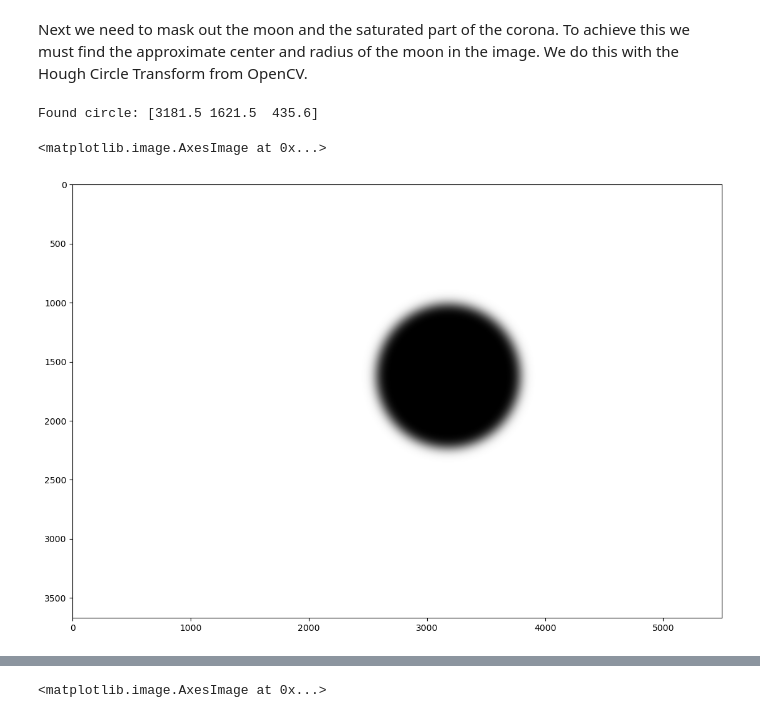
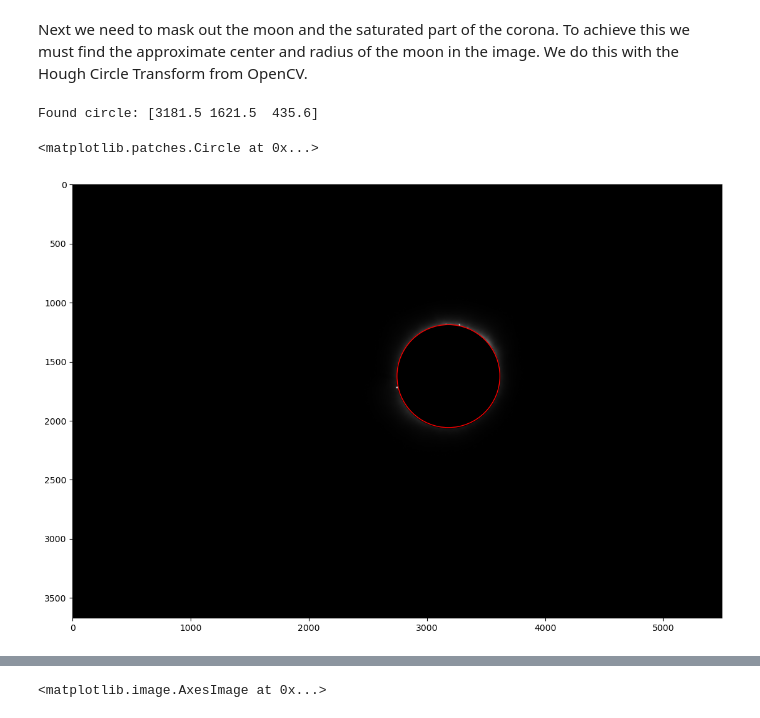
Before and after one commit to naavis/eclipsetools, a Jupyter notebook: notebooks/phase-correlation-basics.ipynb, the cells around one changed output, grey strips where cells are left out. Saved outputs shown, nothing was run; the diff lists cells and outputs as text; code cells hidden in the pictures.

Commit message:
Plot found circle on image

```diff
--- a/notebooks/phase-correlation-basics.ipynb
+++ b/notebooks/phase-correlation-basics.ipynb
@@ -15,4 +15,5 @@ def open_raw_image(path: str) -> np.ndarray:
 # %%
 raw_image = open_raw_image(r'D:\Juttuja\EclipseAlignment\corona_images\7C0A4797.CR3')
 plt.imshow(raw_image, vmin=0, vmax=1)
+image_gray = np.mean(raw_image, axis=2)
 # %% [output]
@@ -34,27 +34,23 @@ plt.imshow(window, cmap='gray', vmin=0, vmax=1)
 Next we need to mask out the moon and the saturated part of the corona. To achieve this we must find the approximate center and radius of the moon in the image. We do this with the Hough Circle Transform from OpenCV.
 # %%
 import cv2
+import matplotlib.patches
 
 def find_circle(image: np.ndarray, min_radius, max_radius) -> np.ndarray | None:
     image_8bit = (image * 255).astype(np.uint8)
 
     detected_circles = cv2.HoughCircles(image_8bit, cv2.HOUGH_GRADIENT, dp=3, minDist=image_8bit.shape[0]/16.0, param1=200, param2=100, minRadius=min_radius, maxRadius=max_radius)
     if detected_circles is not None:
         return detected_circles[0][0]
     else:
         return None
 
 found_circle = find_circle(raw_image[:, :, 1], min_radius=300, max_radius=700)
 print(f"Found circle: {found_circle}")
-moon_mask = np.zeros_like(raw_image[:, :, 1])
-r = found_circle[2]
-x = found_circle[0]
-y = found_circle[1]
-moon_radius_multiplier = 1.4
-moon_mask = 1 - cv2.circle(moon_mask, (int(x), int(y)), int(moon_radius_multiplier * r), 1, thickness=-1)
-moon_mask = cv2.GaussianBlur(moon_mask, (0, 0), sigmaX=moon_mask.shape[0] / 80, sigmaY=moon_mask.shape[0] / 80)
-plt.imshow(moon_mask, cmap='gray', vmin=0, vmax=1)
+
+plt.imshow(image_gray, vmin=0, vmax=1, cmap='gray')
+plt.gca().add_patch(matplotlib.patches.Circle((found_circle[0], found_circle[1]), found_circle[2], fill=False, edgecolor='red'))
 # %% [output]
 Found circle: [3181.5 1621.5  435.6]
-<matplotlib.image.AxesImage at 0x...>
+<matplotlib.patches.Circle at 0x...>
-[figure, old version]
+[figure, new version]
```
Also changed, not shown: parts of 4 cells of this notebook.
